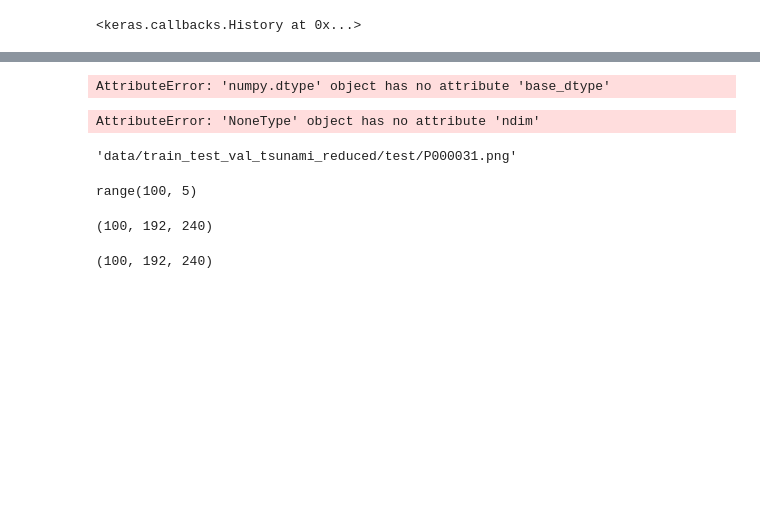
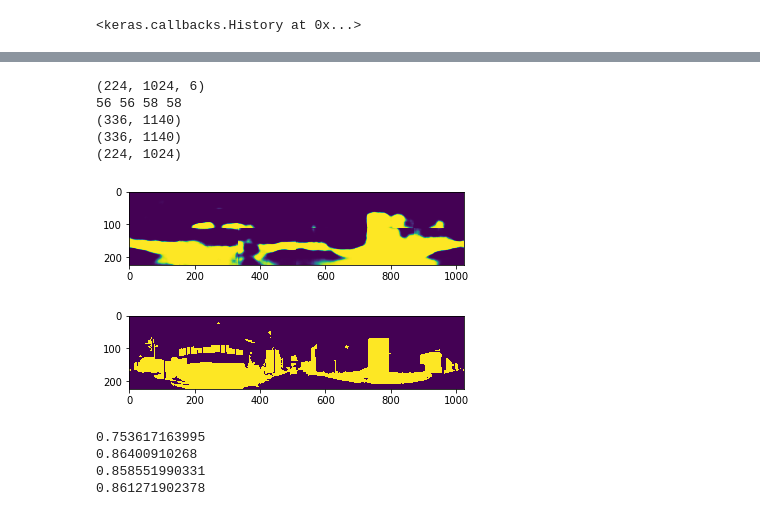
Before and after one commit to marin38/change_detection, a Jupyter notebook: Training NN.ipynb, the cells around one changed output, grey strips where cells are left out. Saved outputs shown, nothing was run; the diff lists cells and outputs as text; code cells hidden in the pictures; blank space fills up the shorter version.

```diff
--- a/Training NN.ipynb
+++ b/Training NN.ipynb
@@ -342,7 +420,7 @@ Epoch 1/1
 # %%
 model.save_weights('weights/tsunami-5-4weights_1ep_0005lr_tr06906iou_val06825iou.4f')
 # %%
-model.load_weights('weights/2-1weights_2ep_0005lr_tr061iou_val0688iou.4f')
+model.load_weights('weights/tsunami-5-4weights_1ep_0005lr_tr06906iou_val06825iou.4f')
 # %%
 # LOADING DATASETS
 train_dir = DATASET_DIR+'train/'
@@ -401,24 +484,15 @@ plt.imshow(y_pred[0,:,:])
-# %%
-print (iou_metric(y, y_pred))
-# %% [output]
-AttributeError: 'numpy.dtype' object has no attribute 'base_dtype'
-# %%
-split_image(data_dir+data[0], model)
-# %% [output]
-AttributeError: 'NoneType' object has no attribute 'ndim'
-# %%
-data_dir+data[0]
-# %% [output]
-'data/train_test_val_tsunami_reduced/test/P000031.png'
-# %%
-(range(len(data), batch_size))
-# %% [output]
-range(100, 5)
-# %%
-y.shape
-# %% [output]
-(100, 192, 240)
-# %%
-y_pred.shape
-# %% [output]
-(100, 192, 240)
+# %%
+img, img_gt = split_image('data/TSUNAMI/', '00000075', model)
+plt.imshow(img)
+plt.show()
+img_gt = img_gt/255
+plt.imshow(img_gt)
+plt.show()
+# %% [output]
+(224, 1024, 6)
+56 56 58 58
+(336, 1140)
+(336, 1140)
+(224, 1024)
+[figure, added]
+[figure, added]
@@ -424,0 +502,10 @@ y_pred.shape
+# %%
+print(np_jaccard_coef(y_pred , y))
+print(np_precision(y_pred ,y))
+print(np_recall(y_pred ,y))
+print(np_f1(y_pred ,y))
+# %% [output]
+0.753617163995
+0.86400910268
+0.858551990331
+0.861271902378
```
Also changed, not shown: parts of 10 cells of this notebook.
